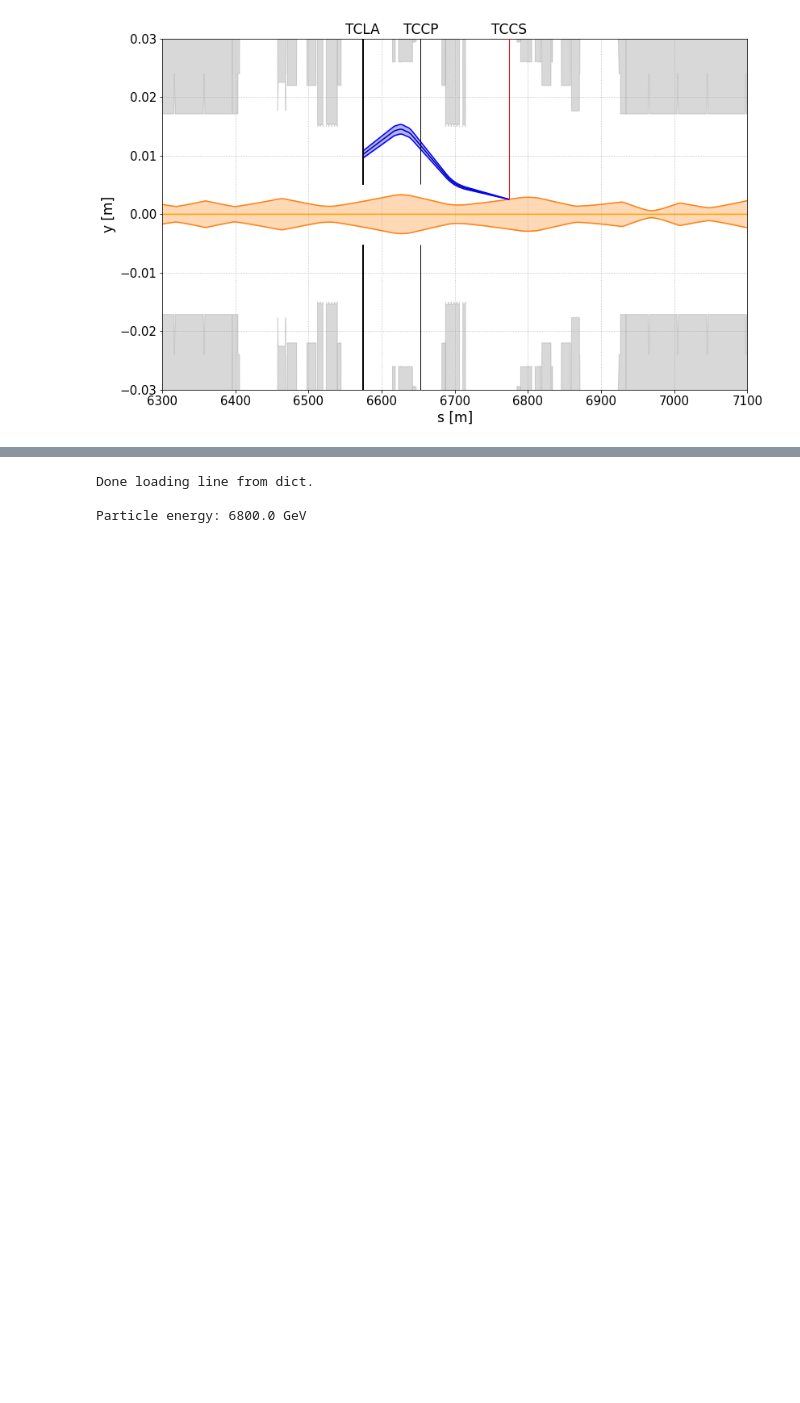
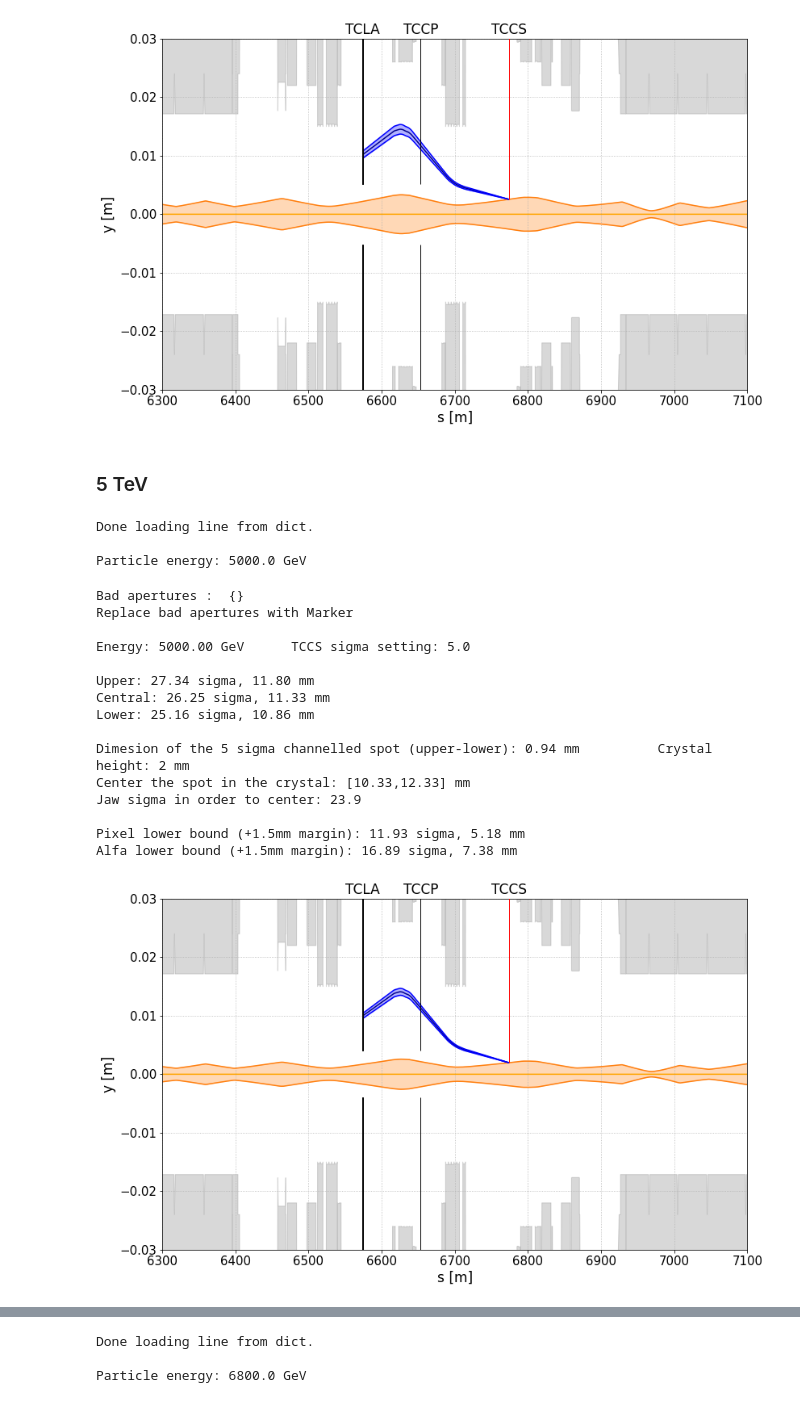
Before and after one commit to chiaramaccani/two_cryst_sim, a Jupyter notebook: Target_sigma.ipynb, the cells around one changed output, grey strips where cells are left out. Saved outputs shown, nothing was run; the diff lists cells and outputs as text; code cells hidden in the pictures; blank space fills up the shorter version.

```diff
--- a/Target_sigma.ipynb
+++ b/Target_sigma.ipynb
@@ -649,7 +649,7 @@ def run_cry_tracking(line_name, normalized_emittance, part_energy, n_sigma, TCLA
             df_coll = df_coll[df_coll['name']!='target.4l3.b2']
             if part_energy <500e9:
                 y = TCLA_gap * df_coll[df_coll['name']=='tcla.a5l3.b2']["sigma_y"]
-                df_coll.loc[df_coll['name']=='tcla.a5l3.b2', 'hgap'] = nsigma
+                df_coll.loc[df_coll['name']=='tcla.a5l3.b2', 'hgap'] = TCLA_gap
                 df_coll.loc[df_coll['name']=='tcla.a5l3.b2', 'opening'] = y
 
         #start, stop = 6300 , 7100
@@ -986,3 +992,27 @@ Jaw sigma in order to center: 19.3
 Pixel lower bound (+1.5mm margin): 9.64 sigma, 5.41 mm
 Alfa lower bound (+1.5mm margin): 13.48 sigma, 7.61 mm
 [figure]
+# %% [markdown]
+### 5 TeV
+# %%
+run_cry_tracking(n_sigma = 5.0, part_energy=5000e9, line_name = TWOCRYST_line, normalized_emittance = normalized_emittance_Run3, ax_plot = True, coll_name = TWOCRYST_colls)
+# %% [output]
+Done loading line from dict.
+
+Particle energy: 5000.0 GeV
+Bad apertures :  {}
+Replace bad apertures with Marker
+
+Energy: 5000.00 GeV      TCCS sigma setting: 5.0
+
+Upper: 27.34 sigma, 11.80 mm
+Central: 26.25 sigma, 11.33 mm
+Lower: 25.16 sigma, 10.86 mm
+
+Dimesion of the 5 sigma channelled spot (upper-lower): 0.94 mm          Crystal height: 2 mm
+Center the spot in the crystal: [10.33,12.33] mm
+Jaw sigma in order to center: 23.9
+
+Pixel lower bound (+1.5mm margin): 11.93 sigma, 5.18 mm
+Alfa lower bound (+1.5mm margin): 16.89 sigma, 7.38 mm
+[figure, added]
```
Also changed, not shown: parts of 5 cells of this notebook, 8 other files.
